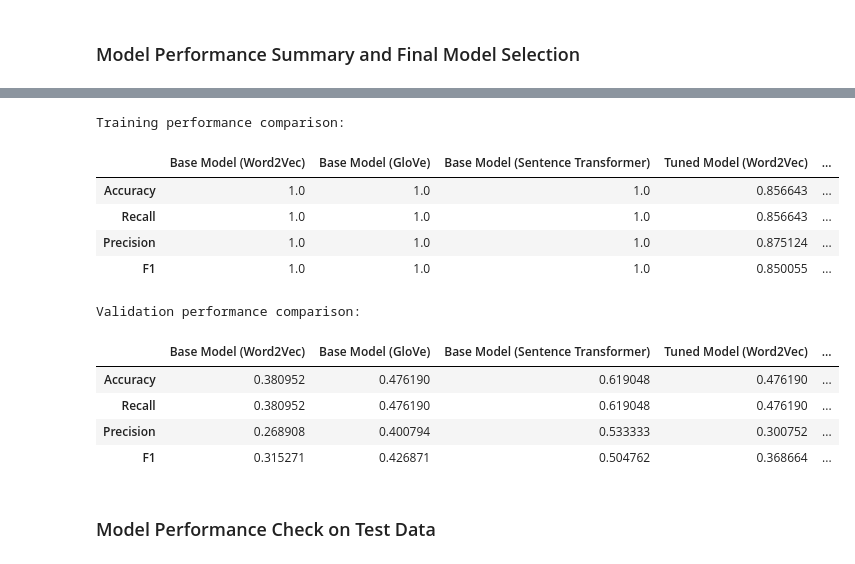
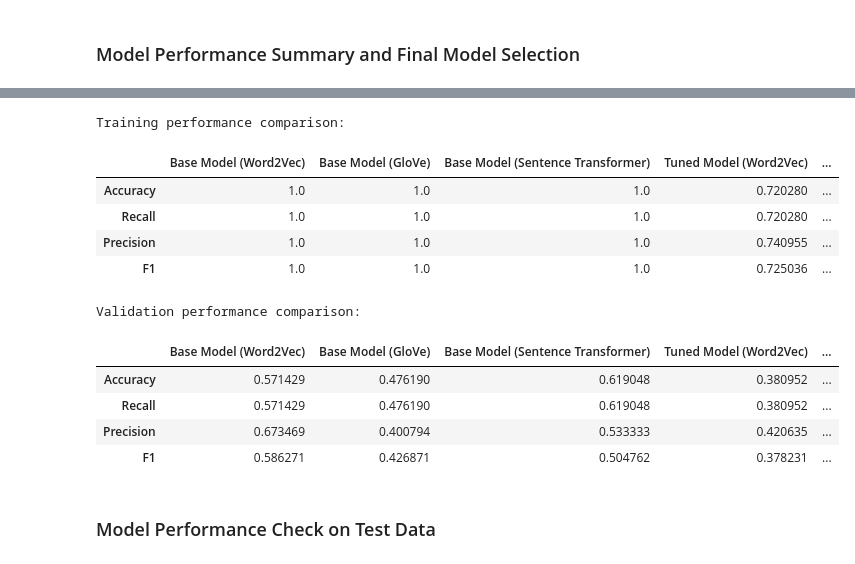
Before and after one commit to ajayvivek/DevOps, a Jupyter notebook: NLP_Project_Low_Code.ipynb, the cells around one changed output, grey strips where cells are left out. Cells and saved outputs as stored; diff of their text form; code cells hidden in the pictures.

```diff
--- a/NLP_Project_Low_Code.ipynb
+++ b/NLP_Project_Low_Code.ipynb
@@ -790,6 +790,7 @@ base_wv3 = DecisionTreeClassifier(random_state=42)
 
 # Fitting on train data
 base_wv1.fit(X_train_st, y_train) #Complete the code to fit the chosen model on the train data
+base_wv2.fit(X_train_st, y_train)
+base_wv3.fit(X_train_st, y_train)
 base_sf.fit(X_train_st, y_train)
-base_wv3.fit(X_train_st, y_train)
 # %% [output]
@@ -840,8 +841,8 @@ start = time.time()
 #Uncomment only one of the snippets corrrsponding to the base model trained previously
 
 tuned_wv1 = GradientBoostingClassifier(random_state = 42)
-tuned_wv = RandomForestClassifier(random_state=42)
-#tuned_wv = DecisionTreeClassifier(random_state=42)
+#tuned_wv = RandomForestClassifier(random_state=42)
+tuned_wv = DecisionTreeClassifier(random_state=42)
 
 
 parameters = {
@@ -909,7 +910,7 @@ parameters = {
 }
 
 # Run the grid search
-grid_obj = GridSearchCV(tuned_gl, parameters, scoring='f1_weighted',cv=5,n_jobs=-1) #Complete the code to pass the chosen model
+grid_obj = RandomizedSearchCV(tuned_gl, parameters, scoring='f1_weighted',cv=5,n_jobs=-1) #Complete the code to pass the chosen model
 grid_obj = grid_obj.fit(X_train_gl, y_train)
 
 end = time.time()
@@ -1025,7 +1035,7 @@ base_train_wv.T.iloc[1:2].T
 #training performance comparison
 
 models_train_comp_df = pd.concat(
-    [base_train_wv.T.iloc[1:2].T,
+    [base_train_wv.T.iloc[2:2].T,
      base_train_gl.T.iloc[1:2].T,
      base_train_st.T.iloc[1:2].T,
      tuned_train_wv.T,
@@ -1048,41 +1058,41 @@ models_train_comp_df
 # %% [output]
 Training performance comparison:
 |  | Base Model (Word2Vec) | Base Model (GloVe) | Base Model (Sentence Transformer) | Tuned Model (Word2Vec) | ... |
-| Accuracy | 1.0 | 1.0 | 1.0 | 0.856643 | ... |
-| Recall | 1.0 | 1.0 | 1.0 | 0.856643 | ... |
-| Precision | 1.0 | 1.0 | 1.0 | 0.875124 | ... |
-| F1 | 1.0 | 1.0 | 1.0 | 0.850055 | ... |
+| Accuracy | 1.0 | 1.0 | 1.0 | 0.720280 | ... |
+| Recall | 1.0 | 1.0 | 1.0 | 0.720280 | ... |
+| Precision | 1.0 | 1.0 | 1.0 | 0.740955 | ... |
+| F1 | 1.0 | 1.0 | 1.0 | 0.725036 | ... |
 # %%
 #validation performance comparison
 
 models_val_comp_df = pd.concat(
-    [base_val_wv.T.iloc[1:2].T,
+    [base_val_wv.T.iloc[2],
      base_val_gl.T.iloc[1:2].T,
      base_val_st.T.iloc[1:2].T,
      tuned_val_wv.T,
      tuned_val_gl.T,
      tuned_val_st.T,
     ],axis=1
 )
 
 models_val_comp_df.columns = [
     "Base Model (Word2Vec)",
     "Base Model (GloVe)",
     "Base Model (Sentence Transformer)",
     "Tuned Model (Word2Vec)",
     "Tuned Model (GloVe)",
     "Tuned Model (Sentence Transformer)",
 ]
 
 print("Validation performance comparison:")
 models_val_comp_df
 # %% [output]
 Validation performance comparison:
 |  | Base Model (Word2Vec) | Base Model (GloVe) | Base Model (Sentence Transformer) | Tuned Model (Word2Vec) | ... |
-| Accuracy | 0.380952 | 0.476190 | 0.619048 | 0.476190 | ... |
-| Recall | 0.380952 | 0.476190 | 0.619048 | 0.476190 | ... |
-| Precision | 0.268908 | 0.400794 | 0.533333 | 0.300752 | ... |
-| F1 | 0.315271 | 0.426871 | 0.504762 | 0.368664 | ... |
+| Accuracy | 0.571429 | 0.476190 | 0.619048 | 0.380952 | ... |
+| Recall | 0.571429 | 0.476190 | 0.619048 | 0.380952 | ... |
+| Precision | 0.673469 | 0.400794 | 0.533333 | 0.420635 | ... |
+| F1 | 0.586271 | 0.426871 | 0.504762 | 0.378231 | ... |
 # %% [markdown]
 ### Model Performance Check on Test Data
 # %%
```
Also changed, not shown: parts of 21 cells of this notebook.
